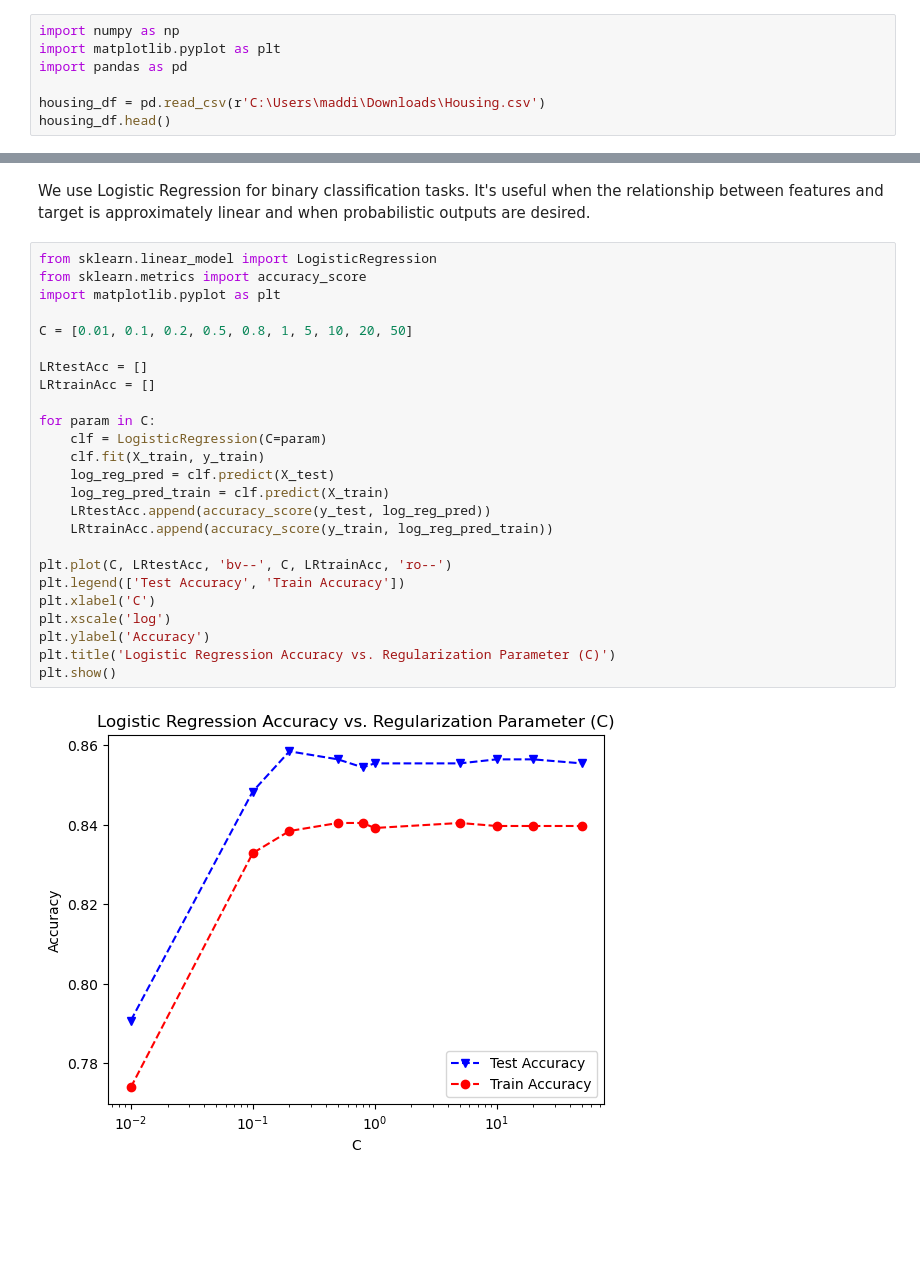
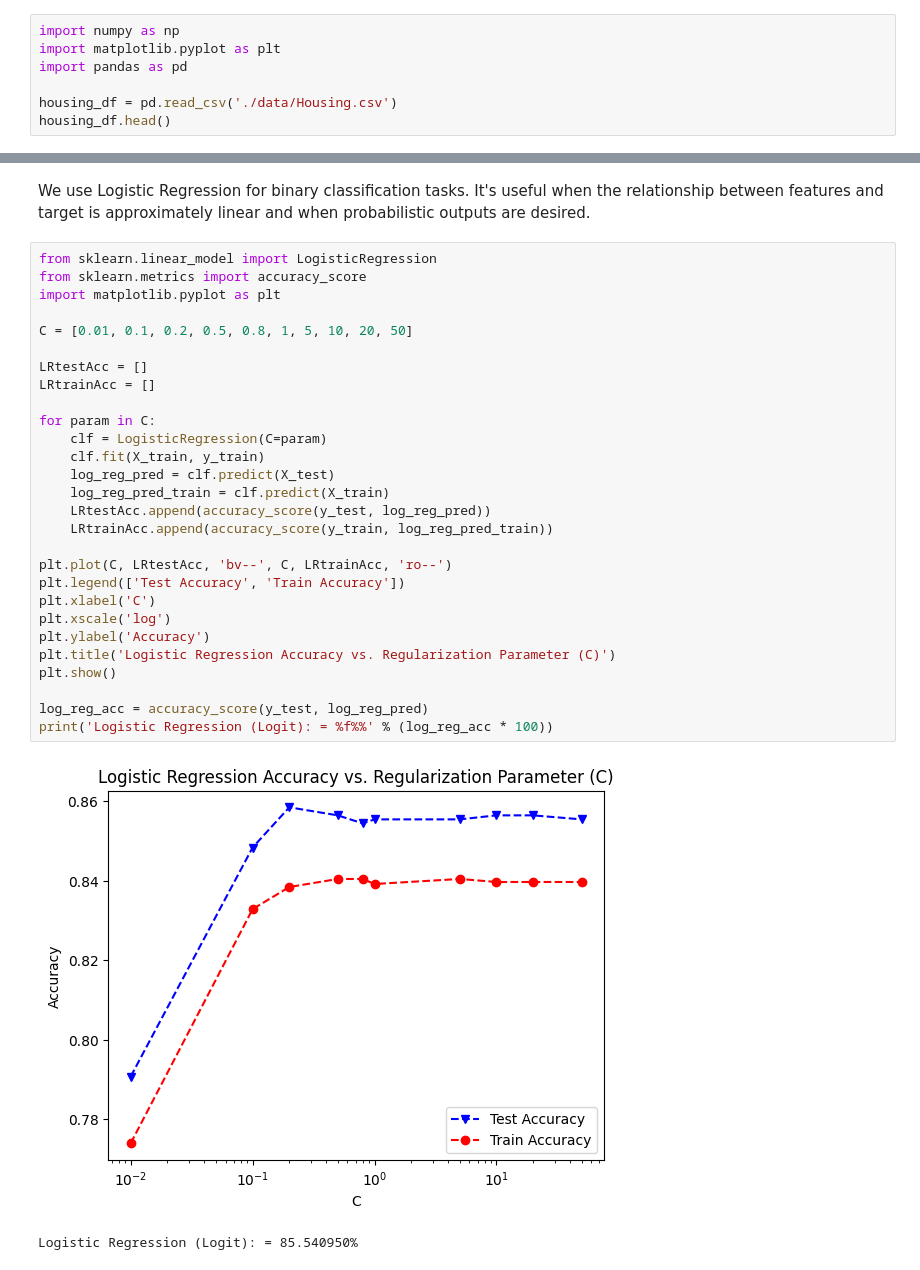
Before and after one commit to itspennyh/CSC177_Classification_Models, a Jupyter notebook: prev_proj_classification/housing_classification.ipynb, the cells around one changed output, grey strips where cells are left out. Cells and saved outputs as stored; diff of their text form; blank space fills up the shorter version.

Commit message:
Added accuracy scores, tree diagram, and conclusion

```diff
--- a/prev_proj_classification/housing_classification.ipynb
+++ b/prev_proj_classification/housing_classification.ipynb
@@ -15,7 +15,7 @@ import numpy as np
 import matplotlib.pyplot as plt
 import pandas as pd
 
-housing_df = pd.read_csv(r'C:\Users\maddi\Downloads\Housing.csv')
+housing_df = pd.read_csv('./data/Housing.csv')
 housing_df.head()
 # %% [output]
 |  | Avg. Area Income | Avg. Area House Age | Avg. Area Number of Rooms | Avg. Area Number of Bedrooms | Area Population | ... |
@@ -211,27 +218,31 @@ We use Logistic Regression for binary classification tasks. It's useful when the
 # %%
 from sklearn.linear_model import LogisticRegression
 from sklearn.metrics import accuracy_score
 import matplotlib.pyplot as plt
 
 C = [0.01, 0.1, 0.2, 0.5, 0.8, 1, 5, 10, 20, 50]
 
 LRtestAcc = []
 LRtrainAcc = []
 
 for param in C:
     clf = LogisticRegression(C=param)
     clf.fit(X_train, y_train)
     log_reg_pred = clf.predict(X_test)
     log_reg_pred_train = clf.predict(X_train)
     LRtestAcc.append(accuracy_score(y_test, log_reg_pred))
     LRtrainAcc.append(accuracy_score(y_train, log_reg_pred_train))
 
 plt.plot(C, LRtestAcc, 'bv--', C, LRtrainAcc, 'ro--')
 plt.legend(['Test Accuracy', 'Train Accuracy'])
 plt.xlabel('C')
 plt.xscale('log')
 plt.ylabel('Accuracy')
 plt.title('Logistic Regression Accuracy vs. Regularization Parameter (C)')
 plt.show()
+
+log_reg_acc = accuracy_score(y_test, log_reg_pred)
+print('Logistic Regression (Logit): = %f%%' % (log_reg_acc * 100))
 # %% [output]
-[figure, old version]
+[figure, new version]
+Logistic Regression (Logit): = 85.540950%
```
Also changed, not shown: parts of 10 cells of this notebook.
